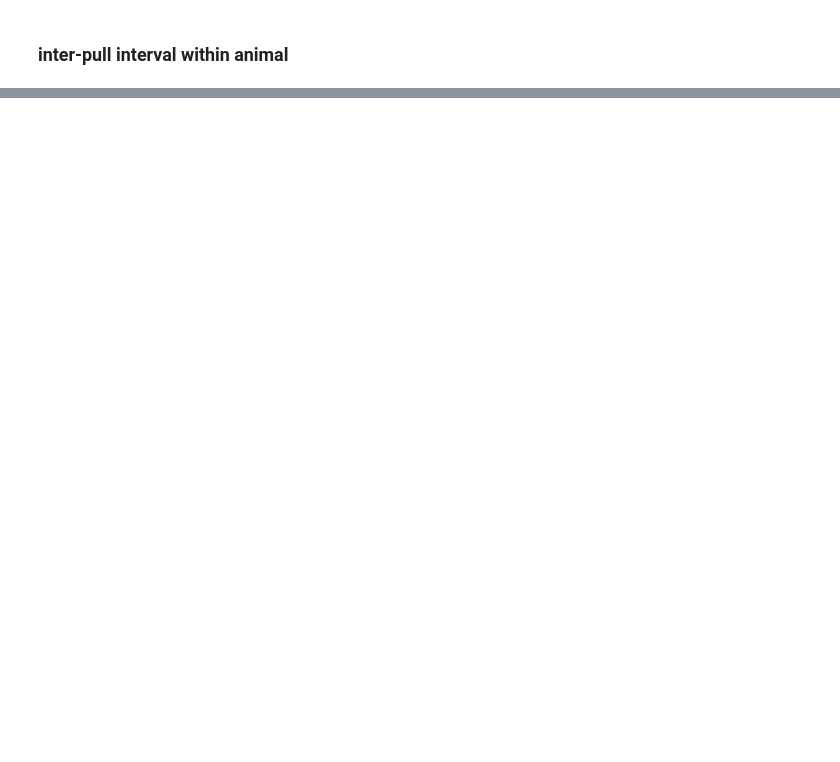
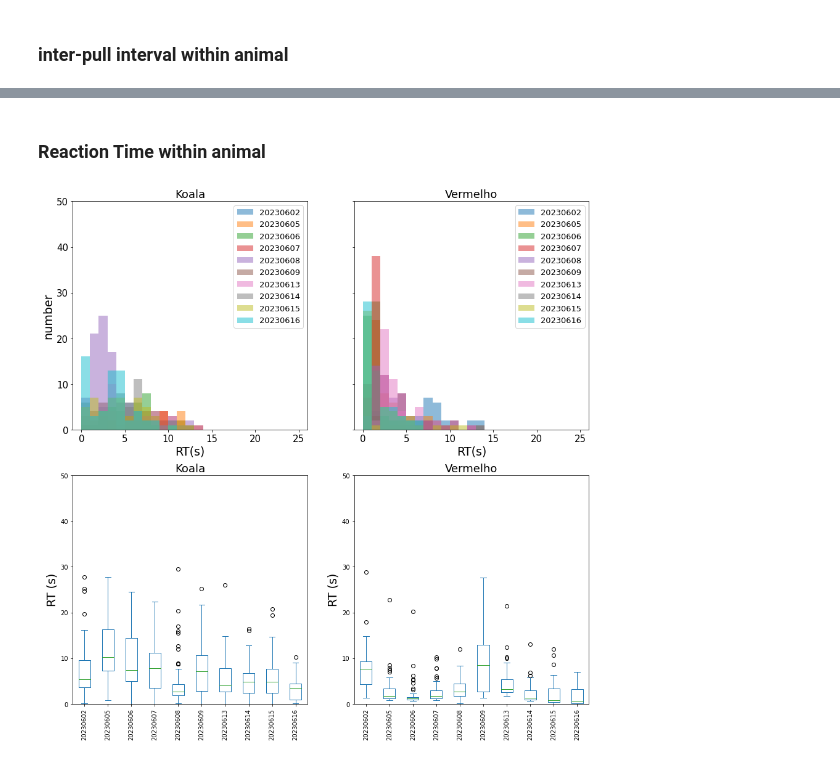
Before and after one commit to wilburshi/following_up_analysis, a Jupyter notebook: bhv_analysis_joystick_task/joystick_task_bhv_analysis.ipynb, the cells around one changed output, grey strips where cells are left out. Cells and saved outputs as stored; diff of their text form; code cells hidden in the pictures; blank space fills up the shorter version.

```diff
--- a/bhv_analysis_joystick_task/joystick_task_bhv_analysis.ipynb
+++ b/bhv_analysis_joystick_task/joystick_task_bhv_analysis.ipynb
@@ -432,0 +386,60 @@ axs[1,1].set_xticklabels(session_dates,rotation=90,fontsize=10);
+# %% [markdown]
+### Reaction Time within animal
+# %%
+# pull RT
+fig, axs = plt.subplots(2,2)
+fig.set_figheight(15)
+fig.set_figwidth(15)
+
+## histogram
+mean_RT_pulls_animal1 = []
+for ii in np.arange(0,nsessions,1):
+    #
+    axs[0,0].hist(RT_pulls_animal1_all[session_dates[ii]],alpha=0.5, bins=np.arange(0,15,1))
+    #
+    mean_RT_pulls_animal1.append(np.mean(RT_pulls_animal1_all[session_dates[ii]]))
+#
+RT_pulls_animal1_all=(pd.DataFrame(RT_pulls_animal1_all))
+
+#
+mean_RT_pulls_animal2 = []
+for ii in np.arange(0,nsessions,1):
+    #
+    axs[0,1].hist(RT_pulls_animal2_all[session_dates[ii]],alpha=0.5, bins=np.arange(0,15,1))
+    #
+    mean_RT_pulls_animal2.append(np.mean(RT_pulls_animal2_all[session_dates[ii]]))
+#
+RT_pulls_animal2_all=(pd.DataFrame(RT_pulls_animal2_all))
+
+axs[0,0].set_title(animal1_name,fontsize = 18)
+axs[0,0].set_xlabel("RT(s)",fontsize = 19)
+axs[0,0].set_ylabel("number",fontsize = 19)
+axs[0,0].set_xlim([-1,26])
+axs[0,0].set_ylim([0,50])
+axs[0,0].tick_params(labelsize = 15)
+axs[0,0].legend(labels=session_dates, fontsize = 13)
+axs[0,1].set_title(animal2_name,fontsize = 18)
+axs[0,1].set_xlabel("RT(s)",fontsize = 19)
+axs[0,1].set_ylabel("")
+axs[0,1].set_xlim([-1,26])
+axs[0,1].set_ylim([0,50])
+axs[0,1].set_yticklabels("")
+axs[0,1].tick_params(labelsize = 15)
+axs[0,1].legend(labels=session_dates, fontsize = 13)
+
+
+## box plot
+RT_pulls_animal1_all.plot(kind = 'box',ax=axs[1,0])
+RT_pulls_animal2_all.plot(kind = 'box',ax=axs[1,1])
+axs[1,0].set_title(animal1_name,fontsize = 18)
+axs[1,0].set_ylabel("RT (s)",fontsize = 19)
+axs[1,0].set_ylim([0,50])
+axs[1,0].set_xticks(np.arange(1, len(session_dates)+1,1))
+axs[1,0].set_xticklabels(session_dates,rotation=90,fontsize=10)
+axs[1,1].set_title(animal2_name,fontsize = 18)
+axs[1,1].set_ylabel("RT (s)",fontsize = 19)
+axs[1,1].set_ylim([0,50])
+axs[1,1].set_xticks(np.arange(1, len(session_dates)+1,1))
+axs[1,1].set_xticklabels(session_dates,rotation=90,fontsize=10);
+# %% [output]
+[figure, added]
```
Also changed, not shown: parts of 15 cells of this notebook, 10 other files.
